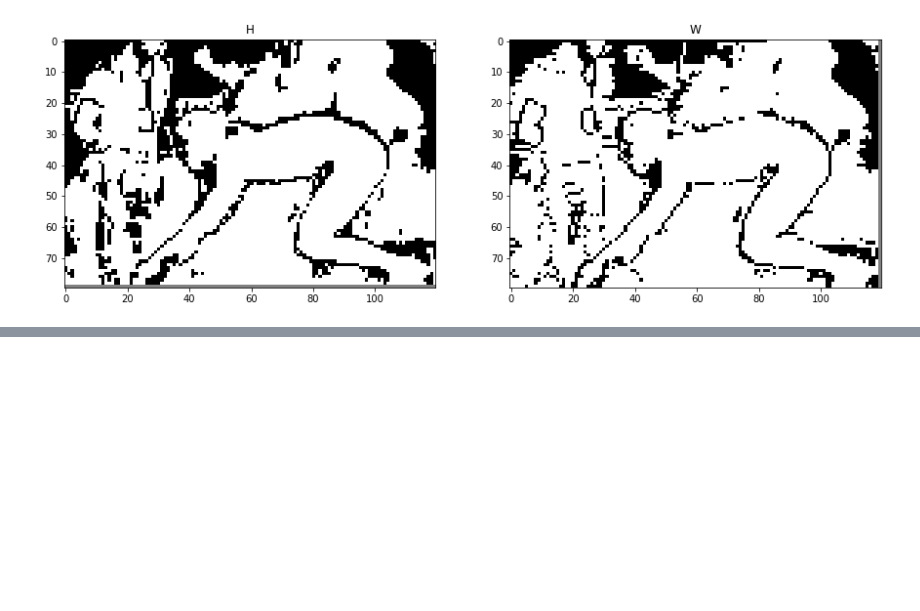
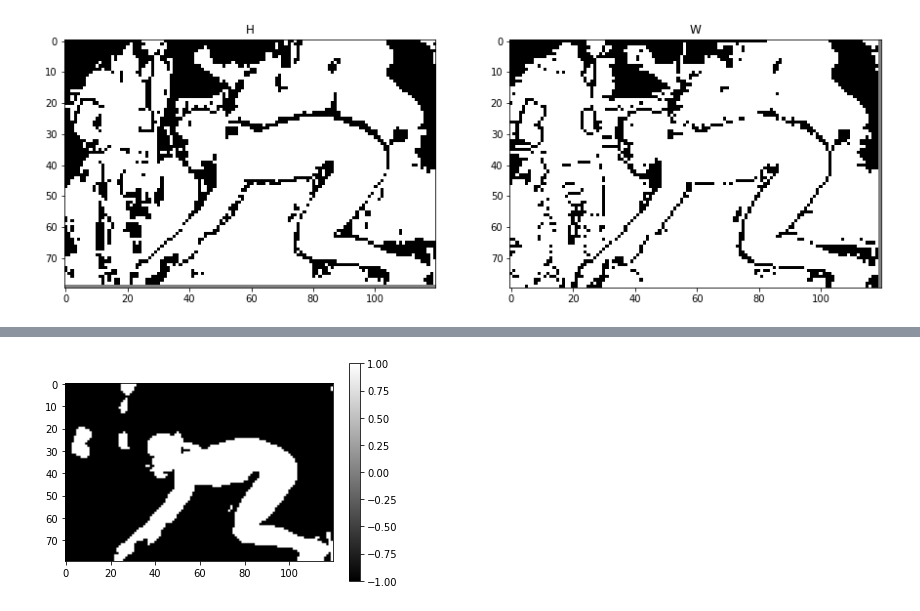
Before and after one commit to sellaziz/compi-graph-cut, a Jupyter notebook: test.ipynb, the cells around one changed output, grey strips where cells are left out. Cells and saved outputs as stored; diff of their text form; code cells hidden in the pictures; blank space fills up the shorter version.

```diff
--- a/test.ipynb
+++ b/test.ipynb
@@ -225,3 +232,9 @@ pred = - graph2img(G, *img.shape[:2])
+# %%
+plt.imshow(pred, cmap='gray')
+plt.colorbar()
+plt.show()
+# %% [output]
+[figure, added]
 # %%
 dice(gt, pred)
 # %% [output]
```
Also changed, not shown: parts of 5 cells of this notebook.
